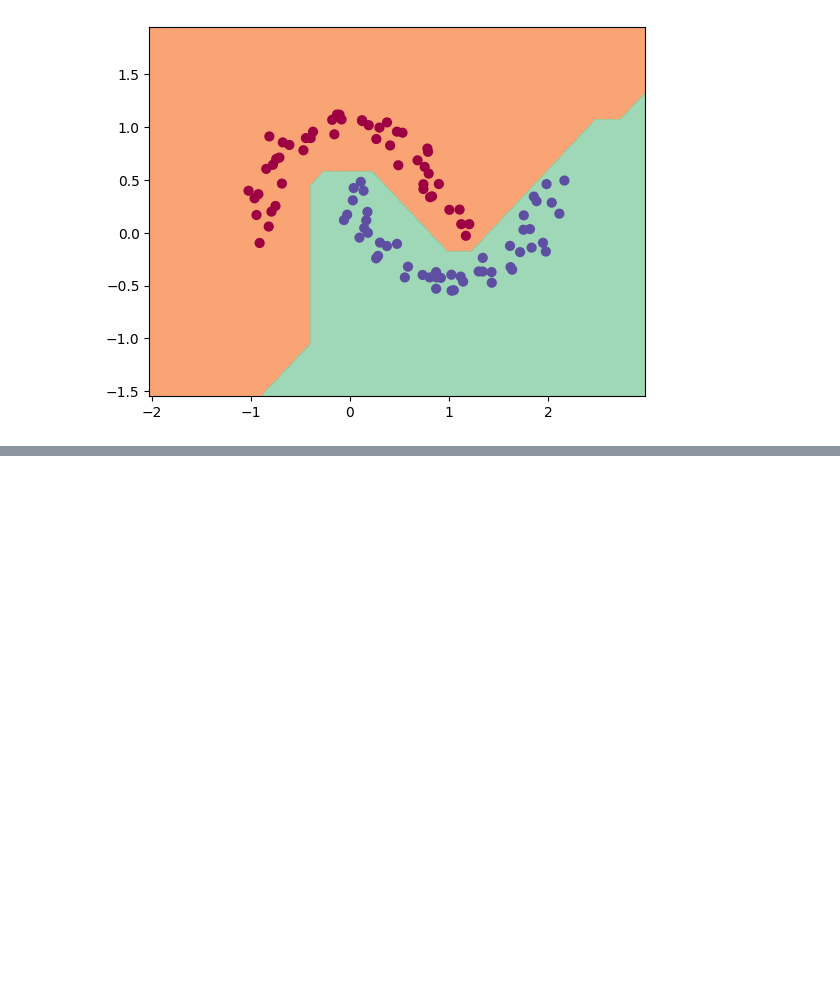
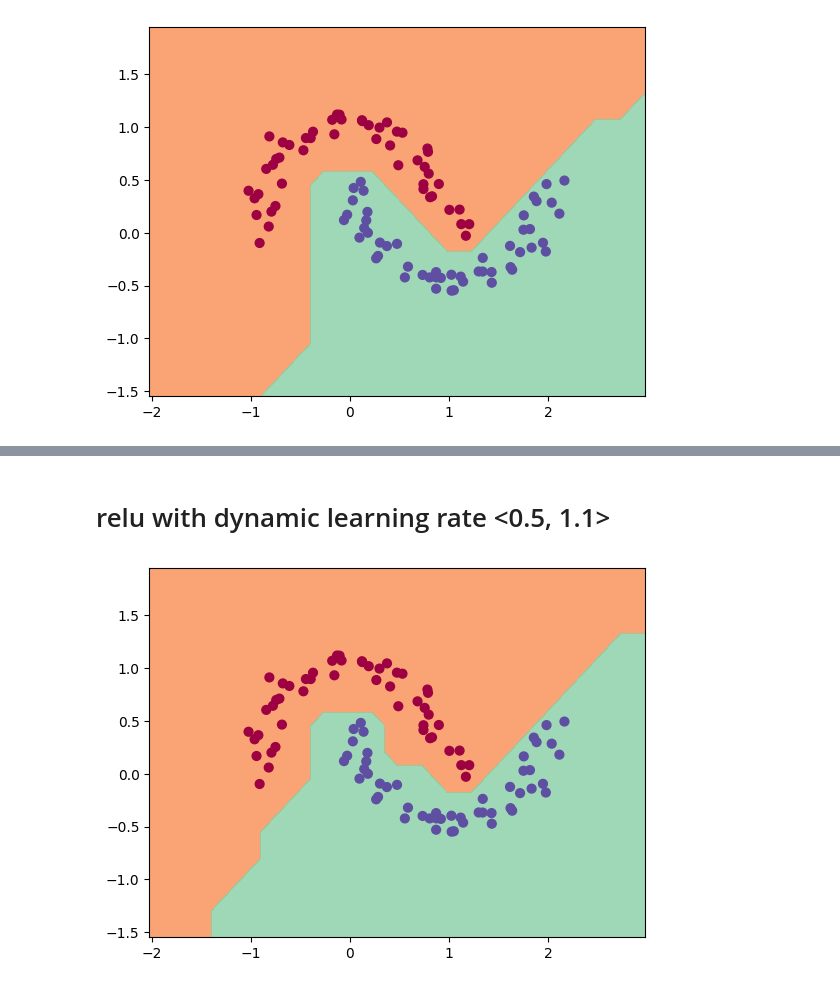
Before and after one commit to AndreyE/micrograd, a Jupyter notebook: demo.ipynb, the cells around one changed output, grey strips where cells are left out. Saved outputs shown, nothing was run; the diff lists cells and outputs as text; code cells hidden in the pictures; blank space fills up the shorter version.

```diff
--- a/demo.ipynb
+++ b/demo.ipynb
@@ -132,0 +162,6 @@ visual()
+# %% [markdown]
+# relu with dynamic learning rate <0.5, 1.1>
+# %%
+visual()
+# %% [output]
+[figure, added]
```
Also changed, not shown: parts of 5 cells of this notebook, 2 other files.
